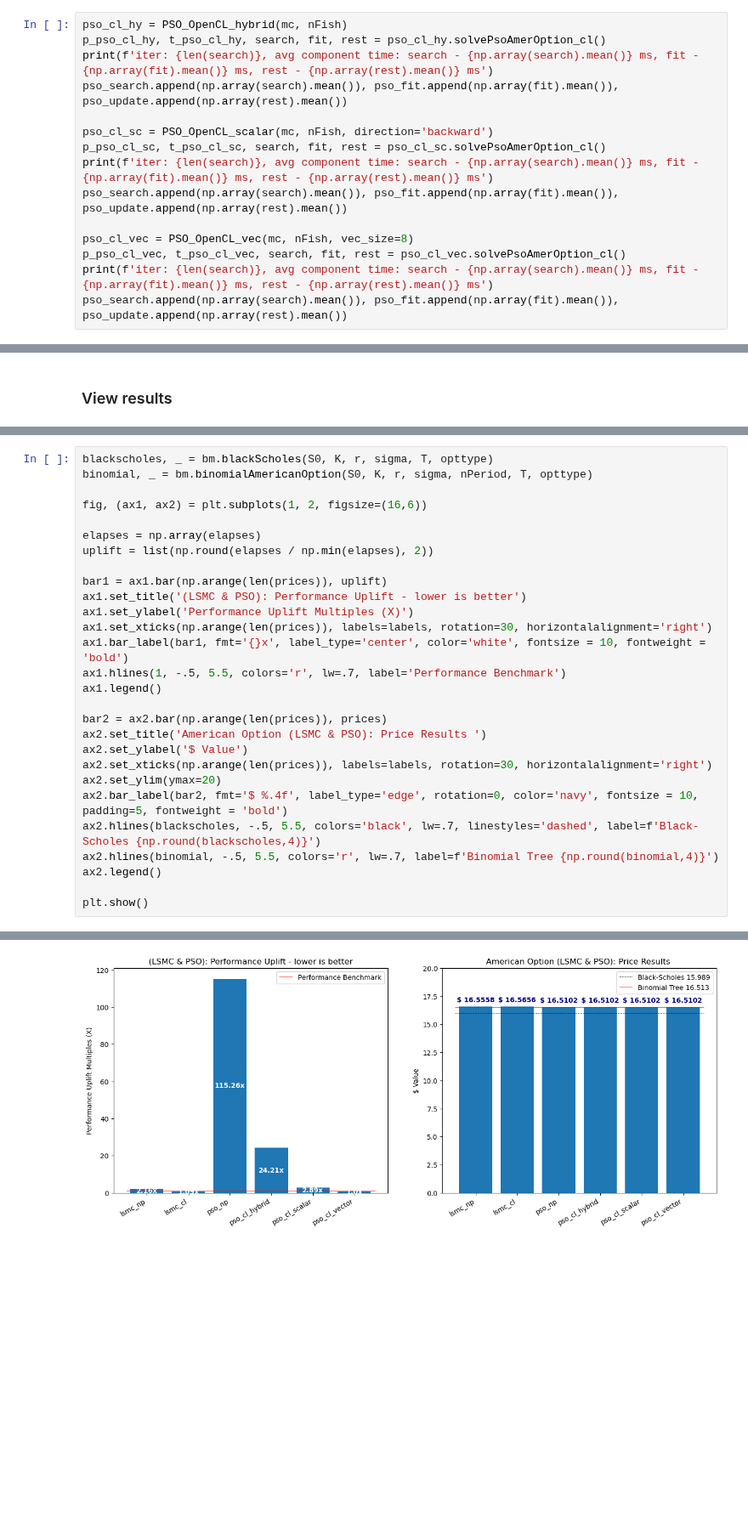
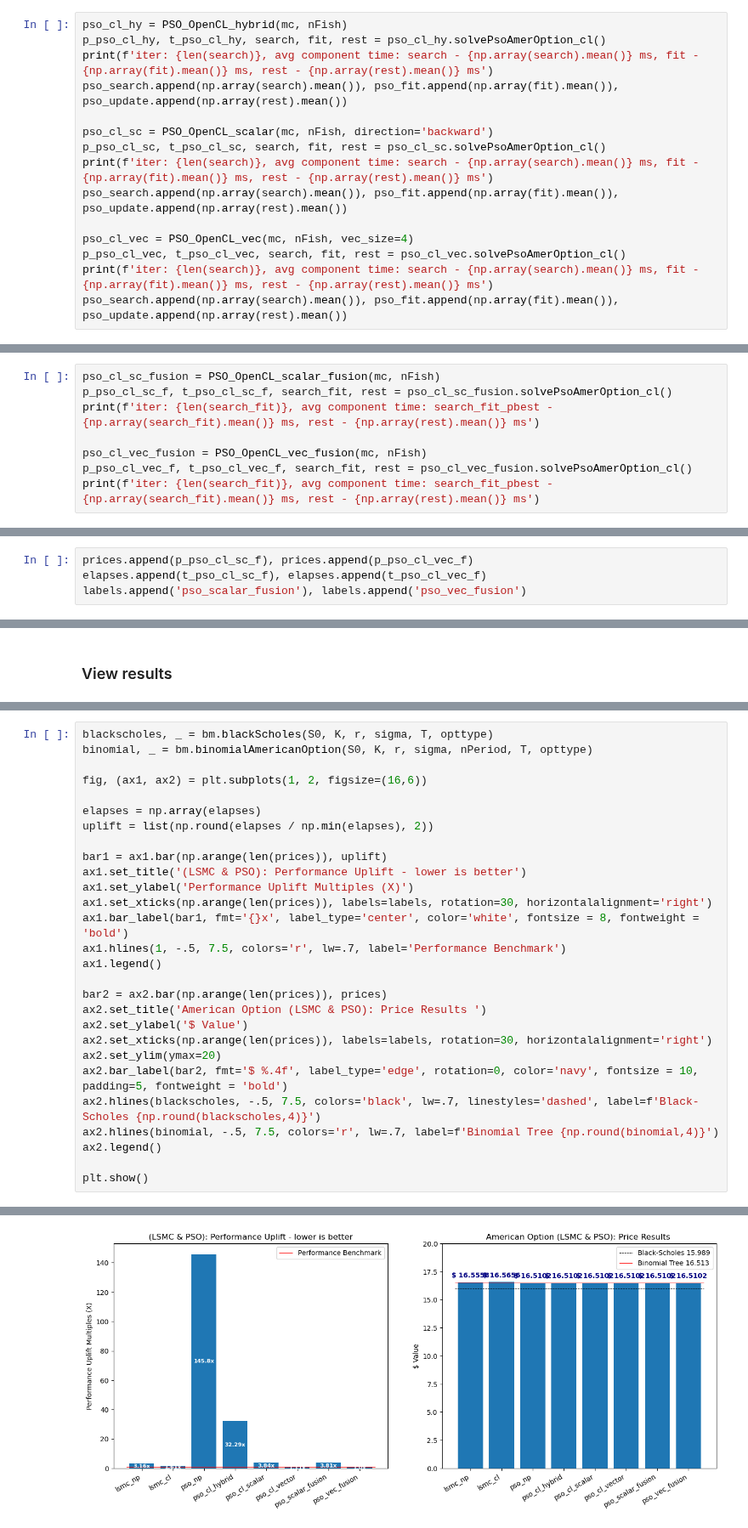
Before and after one commit to AIScorpio/Fin_GPU, a Jupyter notebook: src/American_option.ipynb, the cells around one changed output, grey strips where cells are left out. Shown at 85% size. Saved outputs shown, nothing was run; the diff lists cells and outputs as text; blank space fills up the shorter version.

```diff
--- a/src/American_option.ipynb
+++ b/src/American_option.ipynb
@@ -100,7 +100,7 @@ p_pso_cl_sc, t_pso_cl_sc, search, fit, rest = pso_cl_sc.solvePsoAmerOption_cl()
 print(f'iter: {len(search)}, avg component time: search - {np.array(search).mean()} ms, fit - {np.array(fit).mean()} ms, rest - {np.array(rest).mean()} ms')
 pso_search.append(np.array(search).mean()), pso_fit.append(np.array(fit).mean()), pso_update.append(np.array(rest).mean())
 
-pso_cl_vec = PSO_OpenCL_vec(mc, nFish, vec_size=8)
+pso_cl_vec = PSO_OpenCL_vec(mc, nFish, vec_size=4)
 p_pso_cl_vec, t_pso_cl_vec, search, fit, rest = pso_cl_vec.solvePsoAmerOption_cl()
 print(f'iter: {len(search)}, avg component time: search - {np.array(search).mean()} ms, fit - {np.array(fit).mean()} ms, rest - {np.array(rest).mean()} ms')
 pso_search.append(np.array(search).mean()), pso_fit.append(np.array(fit).mean()), pso_update.append(np.array(rest).mean())
@@ -118,3 +118,11 @@ elapses.append(t_pso_np), elapses.append(t_pso_cl_hy), elapses.append(t_pso_cl_s
 labels.append('pso_np'), labels.append('pso_cl_hybrid'), labels.append('pso_cl_scalar'), labels.append('pso_cl_vector')
 # %% [output]
 (None, None, None, None)
+# %%
+pso_cl_sc_fusion = PSO_OpenCL_scalar_fusion(mc, nFish)
+p_pso_cl_sc_f, t_pso_cl_sc_f, search_fit, rest = pso_cl_sc_fusion.solvePsoAmerOption_cl()
+print(f'iter: {len(search_fit)}, avg component time: search_fit_pbest - {np.array(search_fit).mean()} ms, rest - {np.array(rest).mean()} ms')
+
+pso_cl_vec_fusion = PSO_OpenCL_vec_fusion(mc, nFish)
+p_pso_cl_vec_f, t_pso_cl_vec_f, search_fit, rest = pso_cl_vec_fusion.solvePsoAmerOption_cl()
+print(f'iter: {len(search_fit)}, avg component time: search_fit_pbest - {np.array(search_fit).mean()} ms, rest - {np.array(rest).mean()} ms')
@@ -120,0 +134,4 @@ labels.append('pso_np'), labels.append('pso_cl_hybrid'), labels.append('pso_cl_s
+# %%
+prices.append(p_pso_cl_sc_f), prices.append(p_pso_cl_vec_f)
+elapses.append(t_pso_cl_sc_f), elapses.append(t_pso_cl_vec_f)
+labels.append('pso_scalar_fusion'), labels.append('pso_vec_fusion')
@@ -156,8 +175,8 @@ bar1 = ax1.bar(np.arange(len(prices)), uplift)
 ax1.set_title('(LSMC & PSO): Performance Uplift - lower is better')
 ax1.set_ylabel('Performance Uplift Multiples (X)')
 ax1.set_xticks(np.arange(len(prices)), labels=labels, rotation=30, horizontalalignment='right')
-ax1.bar_label(bar1, fmt='{}x', label_type='center', color='white', fontsize = 10, fontweight = 'bold')
-ax1.hlines(1, -.5, 5.5, colors='r', lw=.7, label='Performance Benchmark')
+ax1.bar_label(bar1, fmt='{}x', label_type='center', color='white', fontsize = 8, fontweight = 'bold')
+ax1.hlines(1, -.5, 7.5, colors='r', lw=.7, label='Performance Benchmark')
 ax1.legend()
 
 bar2 = ax2.bar(np.arange(len(prices)), prices)
@@ -166,8 +185,8 @@ ax2.set_ylabel('$ Value')
 ax2.set_xticks(np.arange(len(prices)), labels=labels, rotation=30, horizontalalignment='right')
 ax2.set_ylim(ymax=20)
 ax2.bar_label(bar2, fmt='$ %.4f', label_type='edge', rotation=0, color='navy', fontsize = 10, padding=5, fontweight = 'bold')
-ax2.hlines(blackscholes, -.5, 5.5, colors='black', lw=.7, linestyles='dashed', label=f'Black-Scholes {np.round(blackscholes,4)}')
-ax2.hlines(binomial, -.5, 5.5, colors='r', lw=.7, label=f'Binomial Tree {np.round(binomial,4)}')
+ax2.hlines(blackscholes, -.5, 7.5, colors='black', lw=.7, linestyles='dashed', label=f'Black-Scholes {np.round(blackscholes,4)}')
+ax2.hlines(binomial, -.5, 7.5, colors='r', lw=.7, label=f'Binomial Tree {np.round(binomial,4)}')
 ax2.legend()
 
 plt.show()
@@ -177,4 +196,4 @@ Binomial American price: 16.513004914214047 - 3.408916061744094 ms
-[figure, old version]
+[figure, new version]
 # %%
 blackscholes, _ = bm.blackScholes(S0, K, r, sigma, T, opttype)
 binomial, _ = bm.binomialAmericanOption(S0, K, r, sigma, nPeriod, T, opttype)
```
Also changed, not shown: parts of 11 cells of this notebook.
